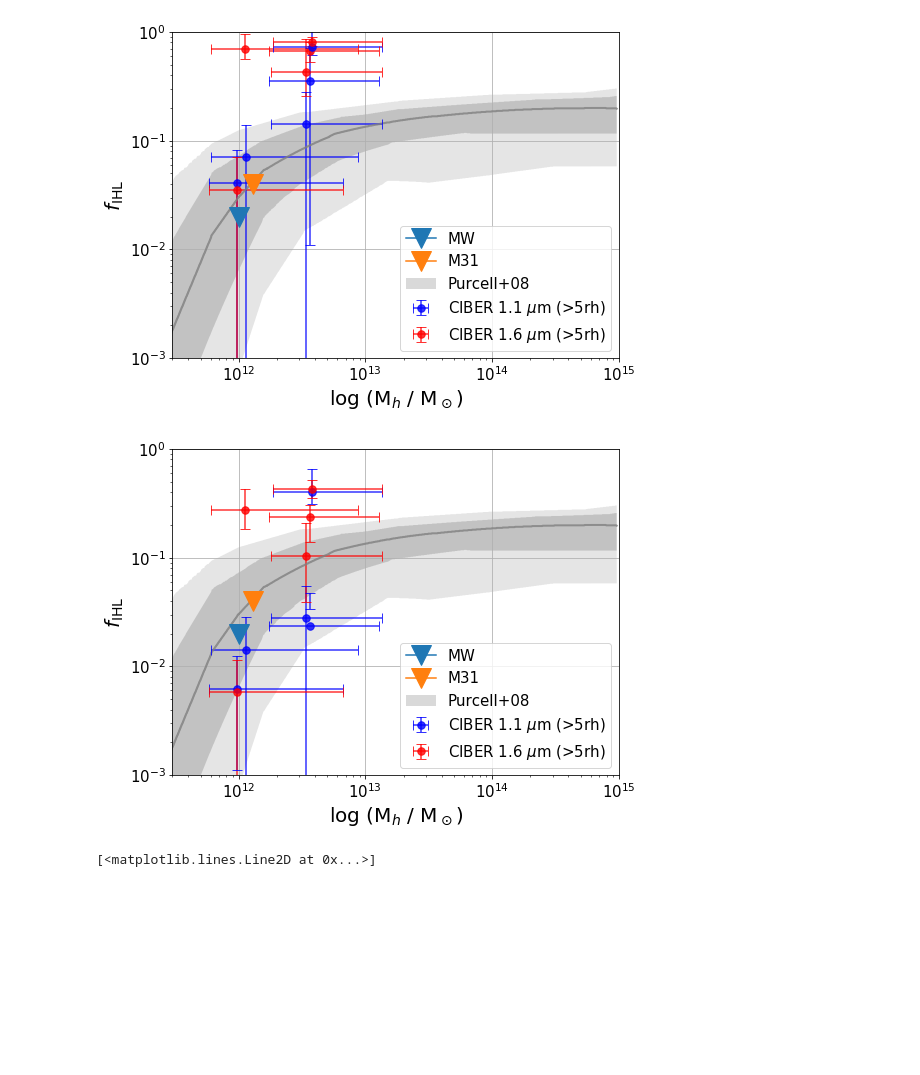
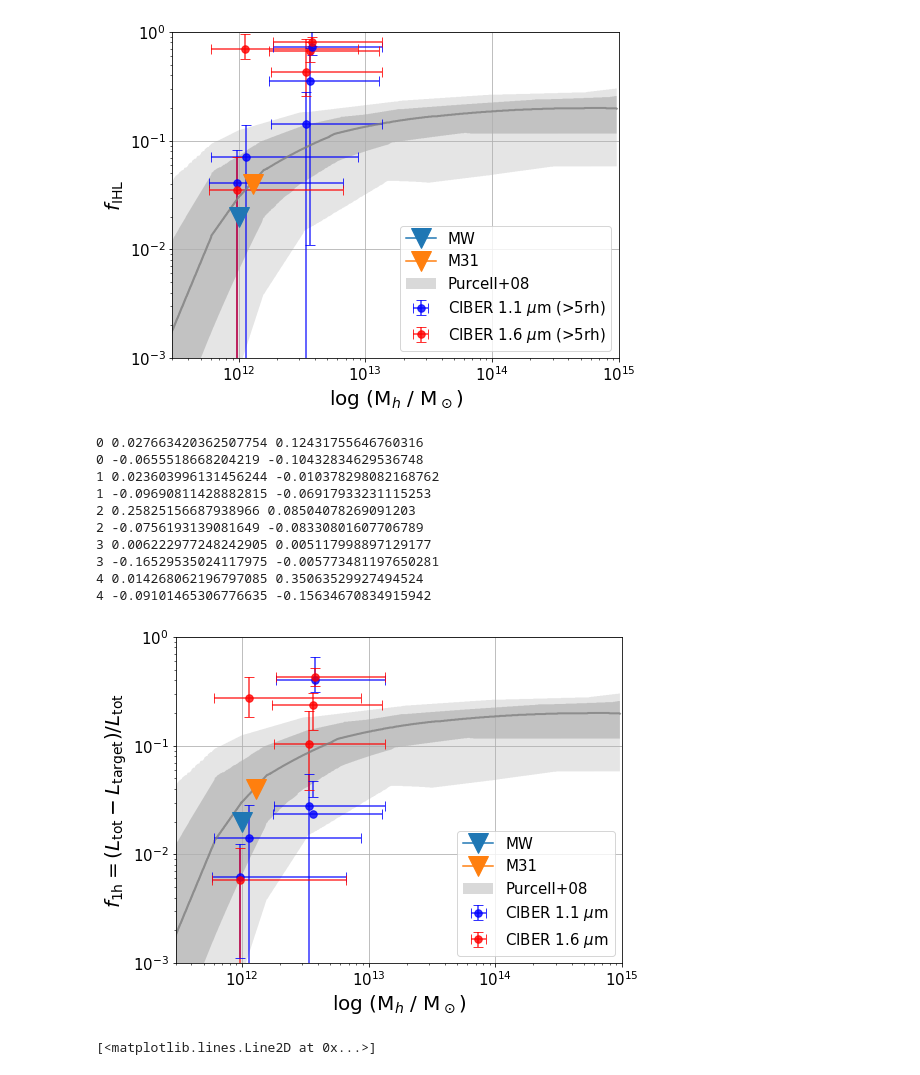
Before and after one commit to yuntingcheng/python_ciber, a Jupyter notebook: stack_modelfit/Untitled2.ipynb, the cells around one changed output. Drawn from its saved outputs; the diff is of its cells as text; code cells hidden in the pictures; blank space fills up the shorter version.

```diff
--- a/stack_modelfit/Untitled2.ipynb
+++ b/stack_modelfit/Untitled2.ipynb
@@ -833,20 +853,22 @@ for i,(R200,Mstr_low, Mstr_high,z) in enumerate(zip([459.08,288.16,214.80,173.18
     p_low_HSC3 = galprofdat_HSC3['I_arr']
 
     idx_half = np.argmin(np.abs(np.cumsum(p_HSC*r_arr**2)/np.sum(p_HSC*r_arr**2) - 0.5))
-    sp = np.where((r_arr > 5*r_arr[idx_half]))[0]
-    rh_arcsec = r_arr[idx_half] * cosmo.arcsec_per_kpc_proper(z).value
+    rh_arcsec = r_arr[idx_half]
+    rh_kpc = rh_arcsec / cosmo.arcsec_per_kpc_proper(z).value
+    sp = np.where((r_arr > 5*rh_arcsec))[0]
     print('HSC C>2.6, %.1f < M* < %.1f, rh = %.2f kpc, (%.2f arcsec)'\
-          %(Mstr_low, Mstr_high, rh, rh_arcsec))
+          %(Mstr_low, Mstr_high, r_arr[idx_half], rh_arcsec))
 
     fHSC = np.log10(np.sum(p_HSC[sp]*r_arr[sp]**2)/np.sum(p_HSC*r_arr**2))
     f_low_HSC = np.log10(np.sum(p_low_HSC[sp]*r_arr[sp]**2)/np.sum(p_low_HSC*r_arr**2))
     f_high_HSC = np.log10(np.sum(p_high_HSC[sp]*r_arr[sp]**2)/np.sum(p_high_HSC*r_arr**2))
 
     idx_half = np.argmin(np.abs(np.cumsum(p_HSC3*r_arr**2)/np.sum(p_HSC3*r_arr**2) - 0.5))
-    sp = np.where((r_arr > 5*r_arr[idx_half]))[0]
-    rh = r_arr[idx_half] * cosmo.arcsec_per_kpc_proper(z).value
+    rh_arcsec = r_arr[idx_half]
+    rh_kpc = rh_arcsec / cosmo.arcsec_per_kpc_proper(z).value
+    sp = np.where((r_arr > 5*rh_arcsec))[0]
     print('HSC C<2.6, %.1f < M* < %.1f, rh = %.2f kpc, (%.2f arcsec)'\
-          %(Mstr_low, Mstr_high, rh, rh_arcsec))
+          %(Mstr_low, Mstr_high, r_arr[idx_half], rh_arcsec))
 
     fHSC3 = np.log10(np.sum(p_HSC3[sp]*r_arr[sp]**2)/np.sum(p_HSC3*r_arr**2))
     f_low_HSC3 = np.log10(np.sum(p_low_HSC3[sp]*r_arr[sp]**2)/np.sum(p_low_HSC3*r_arr**2))
@@ -892,10 +914,11 @@ for i,c in enumerate(['#ff0000','#ff5f00','#ffaf87','#0000ff','#0087ff']):
         p_low = galprofdat['I_arr']
 
         idx_half = np.argmin(np.abs(np.cumsum(p*r_arr**2)/np.sum(p*r_arr**2) - 0.5))
-        sp = np.where((r_arr > 5*r_arr[idx_half]))[0]
-        rh_kpc = r_arr[idx_half] / cosmo.arcsec_per_kpc_proper(z).value
-        print('inst%d, bin #%d, %.1f < M* < %.1f, rh = %.2f arcsec (%.2f kpc)'\
-              %(inst,i, Mstr_low, Mstr_high, r_arr[idx_half], rh_kpc))
+        rh_arcsec = np.median(srcinfo[i]['dfpetro']['petroR50_r'])#r_arr[idx_half]
+        rh_kpc = rh_arcsec / cosmo.arcsec_per_kpc_proper(z).value
+        sp = np.where((r_arr > 5*rh_arcsec))[0]
+        print('inst%d, bin #%d, %.1f < M* < %.1f, rh = %.2f kpc (%.2f arcsec)'\
+              %(inst,i, Mstr_low, Mstr_high, rh_kpc, rh_arcsec))
 
         if inst == 1:
             f1 = np.log10(np.sum(p[sp]*r_arr[sp]**2)/np.sum(p*r_arr**2))
@@ -923,4 +946,7 @@ ax.tick_params(axis='x', labelsize=15)
 ax.tick_params(axis='y', labelsize=15)
 # plt.savefig('plots/paperfig/frac_5rh.png',
 #             dpi = 200, bbox_inches='tight')
+
+plt.savefig('/Users/ytcheng/Desktop/frac_5rh_petro50.png',
+            dpi = 200, bbox_inches='tight')
 # %% [output]
@@ -1154,37 +1296,57 @@ for i,c in enumerate(['#ff0000','#ff5f00','#ffaf87','#0000ff','#0087ff']):
         sp = np.where(profgal>0)[0]
         profgal_interp = 10**np.interp(np.log10(r_arr),np.log10(rbins[sp]), np.log10(profgal[sp]))
         prof1h_interp = 10**np.interp(np.log10(r_arr),np.log10(rbins), np.log10(prof1h))
         Ltot_high = np.sum(profgal_interp*r_arr**2)+np.sum(prof1h_interp*r_arr**2)
         L1h_high =  np.sum(prof1h_interp*r_arr**2)
 
         if inst == 1:
             f1 = L1h/Ltot
             f1_low = L1h_low/Ltot_low
             f1_high = L1h_high/Ltot_high
+            if f1_low > f1_high:
+                f1_high1, f1_low1 = f1_high, f1_low
+                f1_high, f1_low = f1_low1, f1_high1
+            print(i,f1-f1_low,f1_high-f1)
             ax.errorbar([Mh*1.001], [f1], xerr=[[Mh-Mh_low],[Mh_high-Mh]],
                            yerr=[[f1_high - f1],[f1 - f1_low]], alpha=0.8,
-                            fmt='.',capsize=5, markersize=15, c='b', label = r'CIBER 1.1 $\mu$m (>5rh)')
+                            fmt='.',capsize=5, markersize=15, c='b', label = r'CIBER 1.1 $\mu$m')
         else:
             f2 = L1h/Ltot
             f2_low = L1h_low/Ltot_low
             f2_high = L1h_high/Ltot_high
+            if f1_low > f1_high:
+                f1_high1, f1_low1 = f1_high, f1_low
+                f1_high, f1_low = f1_low1, f1_high1
+            print(i,f2-f2_low,f2_high-f2)
             ax.errorbar([Mh*0.999], [f2], xerr=[[Mh-Mh_low],[Mh_high-Mh]],
                            yerr=[[f2_high - f2],[f2 - f2_low]], alpha=0.8,
-                            fmt='.',capsize=5, markersize=15, c='r', label = r'CIBER 1.6 $\mu$m (>5rh)')
+                            fmt='.',capsize=5, markersize=15, c='r', label = r'CIBER 1.6 $\mu$m')
 
     if i==0:
         ax.legend(fontsize=15)
 ax.set_ylim([1e-3,1])
 ax.set_xlim([3e11,1e15])
 ax.grid()
 ax.set_xlabel('log (M$_h$ / M$_\odot$)', fontsize=20)
-ax.set_ylabel(r"$f_{\rm IHL}$", fontsize=20)
+ax.set_ylabel(r"$f_{\rm 1h} = (L_{\rm tot} - L_{\rm target})/L_{\rm tot}$", fontsize=20)
 ax.tick_params(axis='x', labelsize=15)
 ax.tick_params(axis='y', labelsize=15)
 # plt.savefig('plots/paperfig/fIHL.png',
 #             dpi = 200, bbox_inches='tight')
+plt.savefig('/Users/ytcheng/Desktop/fIHL_1h.png',
+            dpi = 200, bbox_inches='tight')
 # %% [output]
+0 0.027663420362507754 0.12431755646760316
+0 -0.0655518668204219 -0.10432834629536748
+1 0.023603996131456244 -0.010378298082168762
+1 -0.09690811428882815 -0.06917933231115253
+2 0.25825156687938966 0.08504078269091203
+2 -0.0756193139081649 -0.08330801607706789
+3 0.006222977248242905 0.005117998897129177
+3 -0.16529535024117975 -0.005773481197650281
+4 0.014268062196797085 0.35063529927494524
+4 -0.09101465306776635 -0.15634670834915942
-[figure, old version]
+[figure, new version]
 # %%
 # run_1h_power_spec_test(0-2,m_max_vega=16-18)
 fig, ax = plt.subplots(2,3, figsize=(18,8))
```
Also changed, not shown: parts of 3 cells of this notebook, 4 other files.
